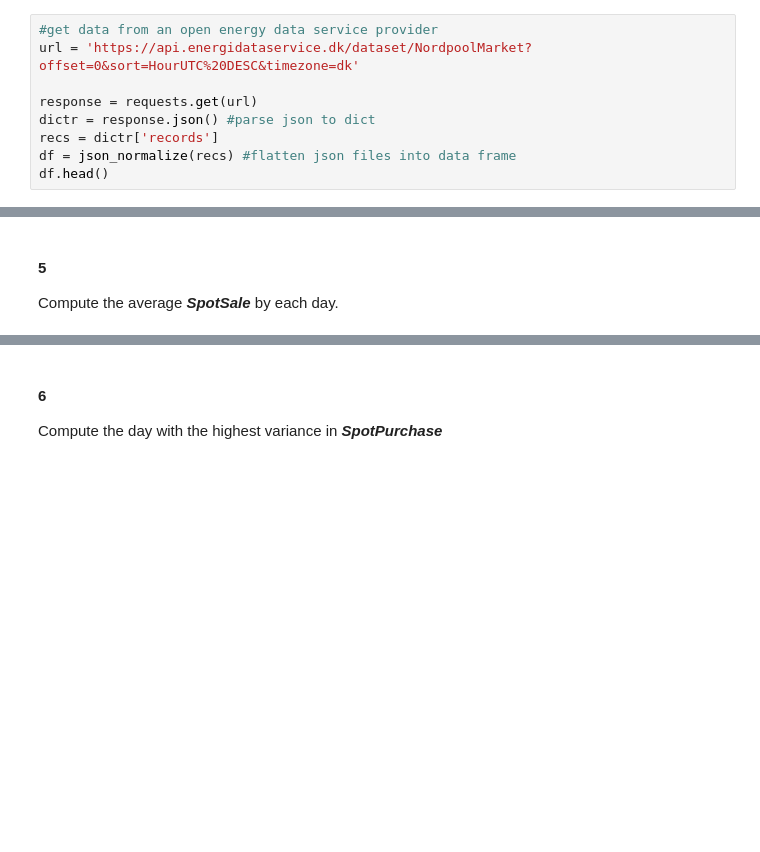
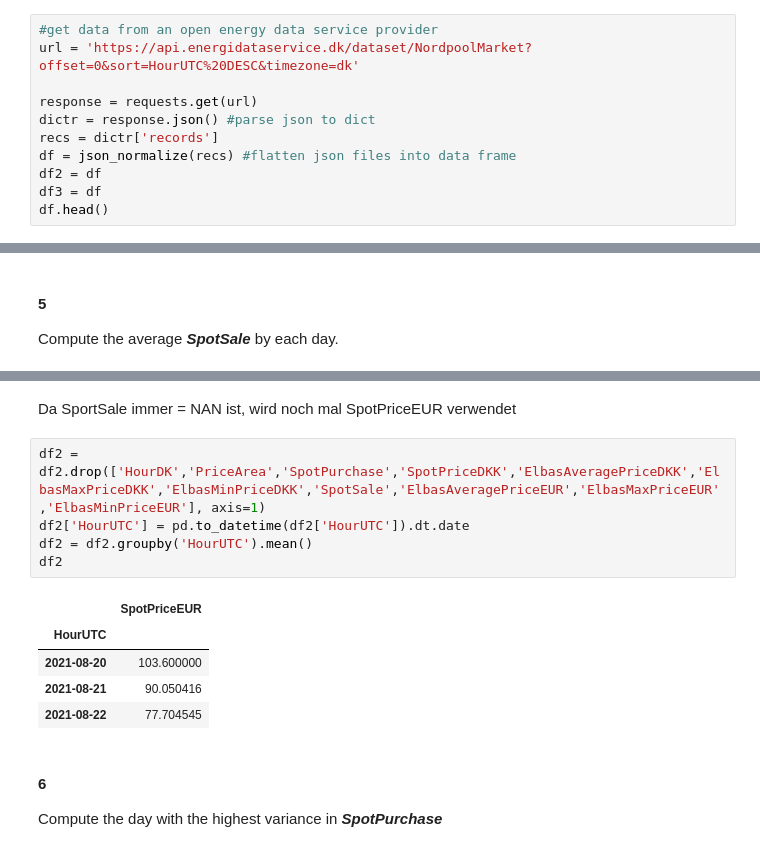
Before and after one commit to Ananassio/Data-Minig-Lab, a Jupyter notebook: Week_2/Assingment_2.1.ipynb, the cells around one changed output, grey strips where cells are left out. Saved outputs shown, nothing was run; the diff lists cells and outputs as text; blank space fills up the shorter version.

```diff
--- a/Week_2/Assingment_2.1.ipynb
+++ b/Week_2/Assingment_2.1.ipynb
@@ -170,6 +170,8 @@ response = requests.get(url)
 dictr = response.json() #parse json to dict
 recs = dictr['records']
 df = json_normalize(recs) #flatten json files into data frame
+df2 = df
+df3 = df
 df.head()
 # %% [output]
 |  | HourUTC | HourDK | PriceArea | SpotPurchase | SpotSale | SpotPriceDKK | ElbasAveragePriceDKK | ... |
@@ -204,3 +212,16 @@ df4
+# %% [markdown]
+Da SportSale immer = NAN ist, wird noch mal SpotPriceEUR verwendet
+# %%
+df2 = df2.drop(['HourDK','PriceArea','SpotPurchase','SpotPriceDKK','ElbasAveragePriceDKK','ElbasMaxPriceDKK','ElbasMinPriceDKK','SpotSale','ElbasAveragePriceEUR','ElbasMaxPriceEUR','ElbasMinPriceEUR'], axis=1)
+df2['HourUTC'] = pd.to_datetime(df2['HourUTC']).dt.date
+df2 = df2.groupby('HourUTC').mean()
+df2
+# %% [output]
+|  | SpotPriceEUR |
+| HourUTC |  |
+| 2021-08-20 | 103.600000 |
+| 2021-08-21 | 90.050416 |
+| 2021-08-22 | 77.704545 |
 # %% [markdown]
 #### 6
 Compute the day with the highest variance in ***SpotPurchase***
```
Also changed, not shown: parts of 6 cells of this notebook.
